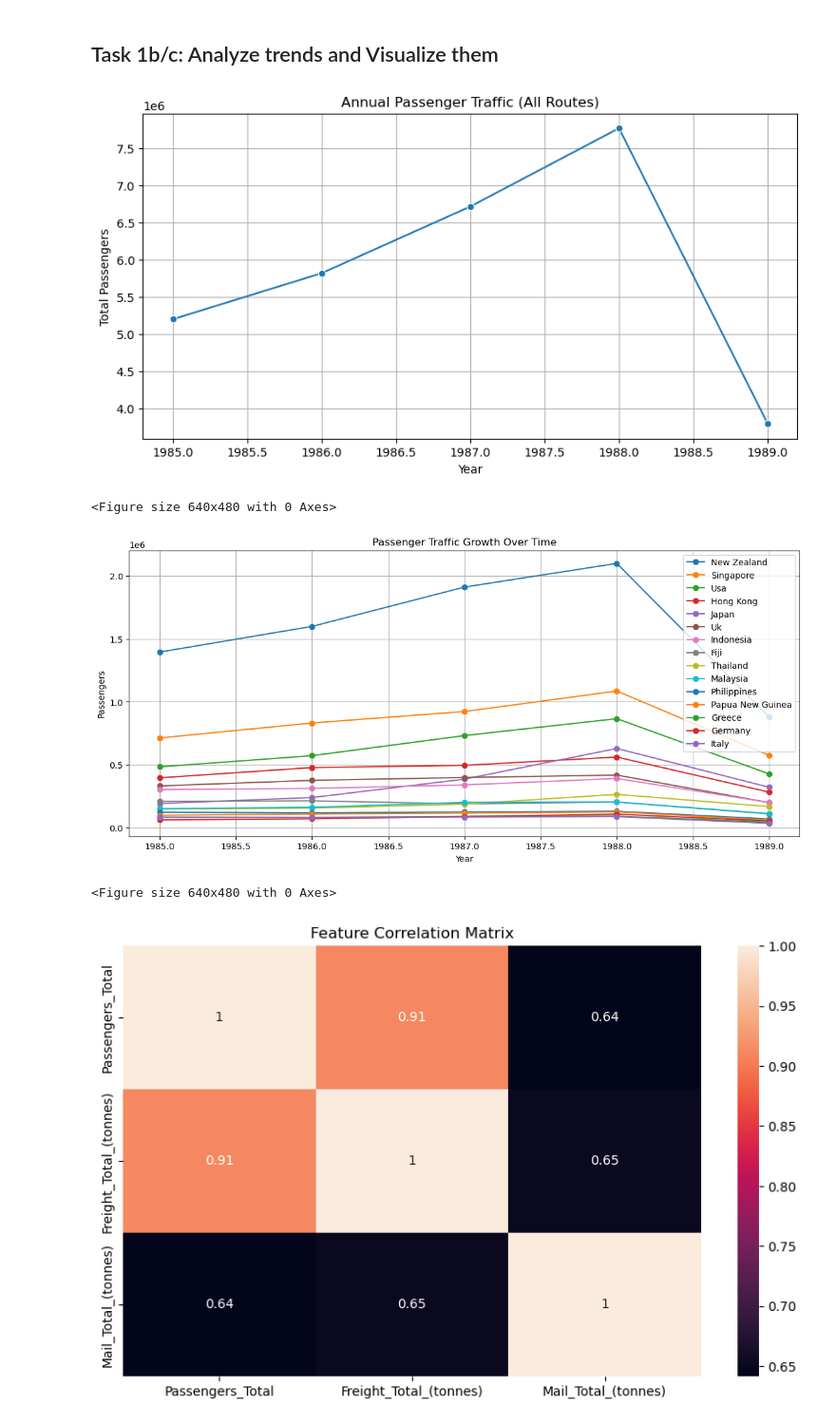
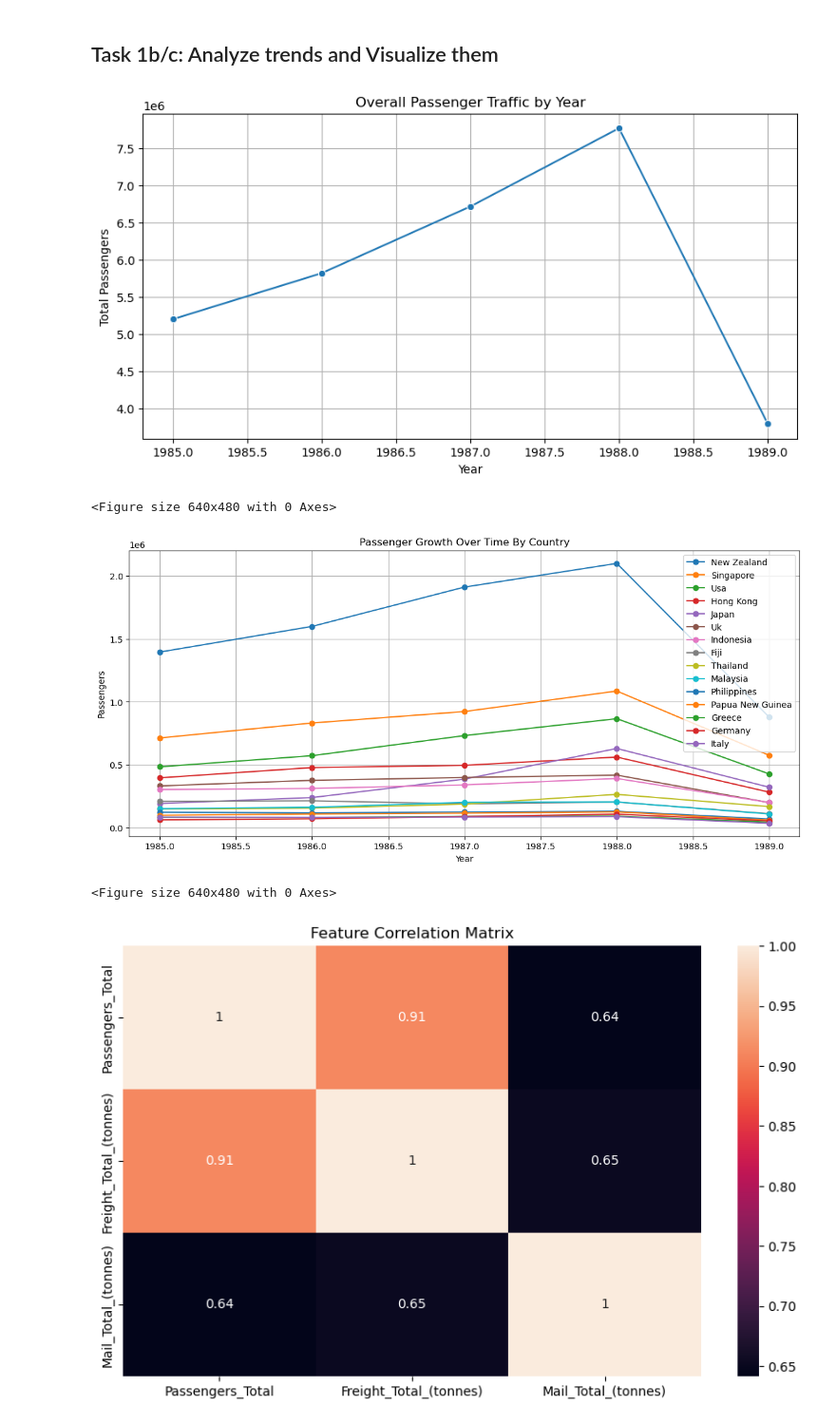
Before and after one commit to keshavgoel787/data-tech-challenge, a Jupyter notebook: exploration.ipynb, the cells around one changed output. Shown at 95% size. Saved outputs shown, nothing was run; the diff lists cells and outputs as text; code cells hidden in the pictures.

```diff
--- a/exploration.ipynb
+++ b/exploration.ipynb
@@ -220,39 +220,39 @@ annual_traffic = df_new.groupby('Year')['Passengers_Total'].sum()
 
 plt.figure(figsize=(10,5))
 sns.lineplot(x=annual_traffic.index, y=annual_traffic.values, marker='o')
-plt.title("Annual Passenger Traffic (All Routes)")
+plt.title("Overall Passenger Traffic by Year")
 plt.ylabel("Total Passengers")
 plt.xlabel("Year")
 plt.grid(True)
 plt.show()
 
 plt.savefig("Visualizations/total_annual_traffic.png")
 
 
 #Aggregated dfs for each individual country and relative year
 country_year = df_new.groupby(['Year','Country'])['Passengers_Total'].sum().reset_index()
 country_traffic = df_new.groupby('Country')['Passengers_Total'].sum().sort_values(ascending=False).head(15)
 
 plt.figure(figsize=(14,6))
 
 #Getting all the aggregated passenger data for each country and appending it to the plot
 top_countries = country_traffic.index
 for c in country_traffic.index:
     subset = country_year[country_year['Country'] == c]
     plt.plot(subset['Year'], subset['Passengers_Total'], marker='o', label=c)
 
-plt.title("Passenger Traffic Growth Over Time")
+plt.title("Passenger Growth Over Time By Country")
 plt.xlabel("Year")
 plt.ylabel("Passengers")
 plt.legend()
 plt.grid(True)
 plt.show()
 
 plt.savefig("Visualizations/traffic_over_time.png")
 # %% [output]
-[figure, old version]
+[figure, new version]
 <Figure size 640x480 with 0 Axes>
-[figure, old version]
+[figure, new version]
 <Figure size 640x480 with 0 Axes>
 # %%
 #Simple Heatmap to see some correlations between features
```
Also changed, not shown: parts of 2 cells of this notebook.
